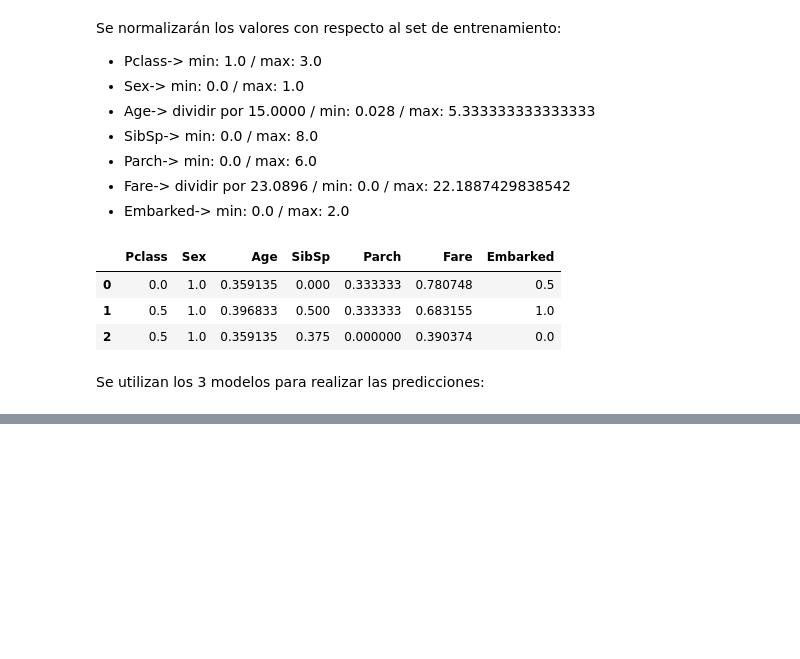
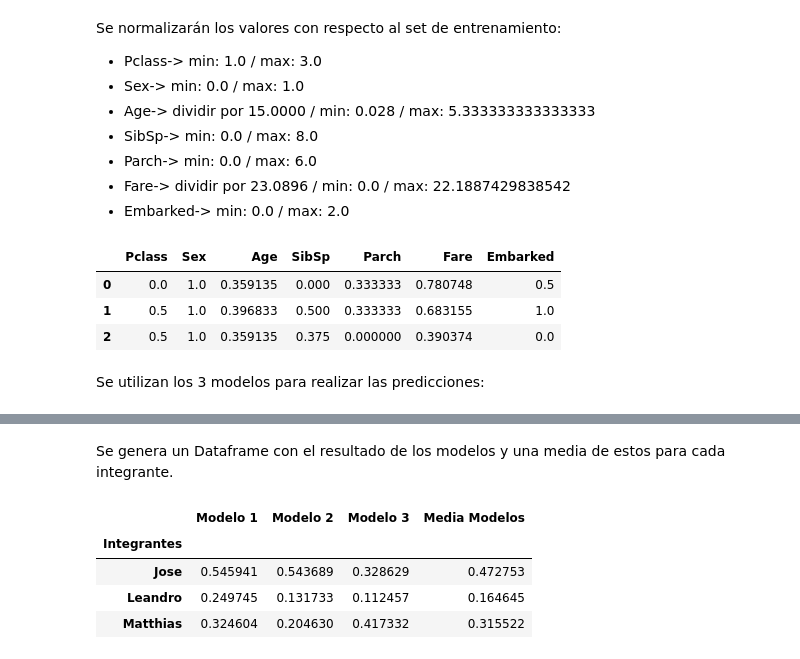
Before and after one commit to maticlein/lab1_MLA_perceptron_multicapa, a Jupyter notebook: notebooks/lab1.ipynb, the cells around one changed output, grey strips where cells are left out. Drawn from its saved outputs; the diff is of its cells as text; code cells hidden in the pictures; blank space fills up the shorter version.

```diff
--- a/notebooks/lab1.ipynb
+++ b/notebooks/lab1.ipynb
@@ -586 +582,23 @@ Matthias: 0.24522827565670013
 ------------------------------
+# %% [markdown]
+Se genera un Dataframe con el resultado de los modelos y una media de estos para cada integrante.
+# %%
+modelos = {"Modelo 1": [models_preds[0][0][0], models_preds[0][1][0], models_preds[0][2][0]],
+           "Modelo 2": [models_preds[1][0][0], models_preds[1][1][0], models_preds[1][2][0]],
+           "Modelo 3": [models_preds[2][0][0], models_preds[2][1][0], models_preds[2][2][0]],
+           }
+
+modelos = pd.DataFrame(modelos)
+
+Mean = []
+for i in range(3):
+    Mean.append((modelos["Modelo 1"][i]+modelos["Modelo 2"][i]+modelos["Modelo 3"][i])/3)
+modelos["Media Modelos"] = Mean
+modelos["Integrantes"] = ["Jose","Leandro", "Matthias"]
+modelos.set_index("Integrantes")
+# %% [output]
+|  | Modelo 1 | Modelo 2 | Modelo 3 | Media Modelos |
+| Integrantes |  |  |  |  |
+| Jose | 0.545941 | 0.543689 | 0.328629 | 0.472753 |
+| Leandro | 0.249745 | 0.131733 | 0.112457 | 0.164645 |
+| Matthias | 0.324604 | 0.204630 | 0.417332 | 0.315522 |
```
Also changed, not shown: parts of 6 cells of this notebook.
